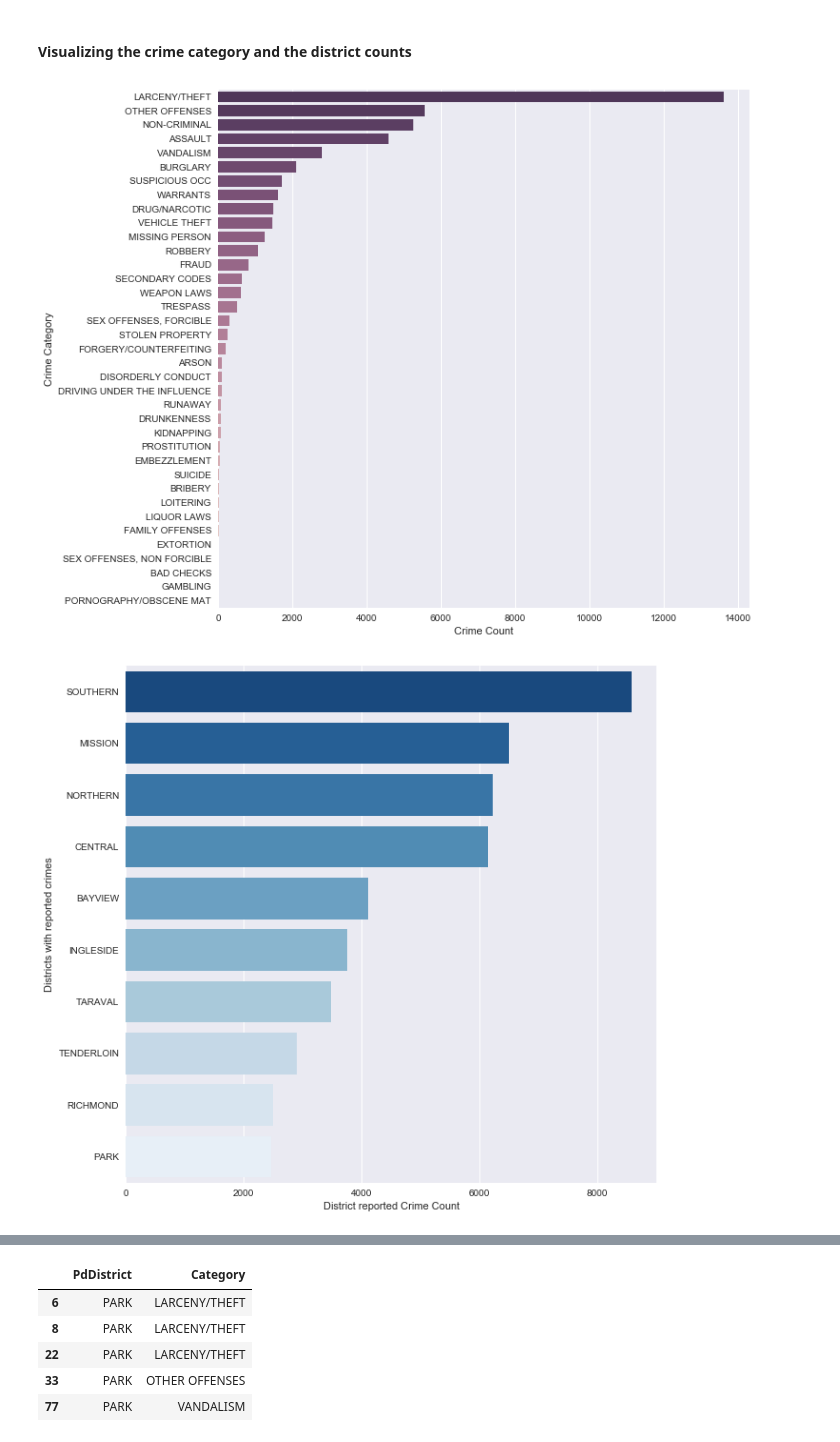
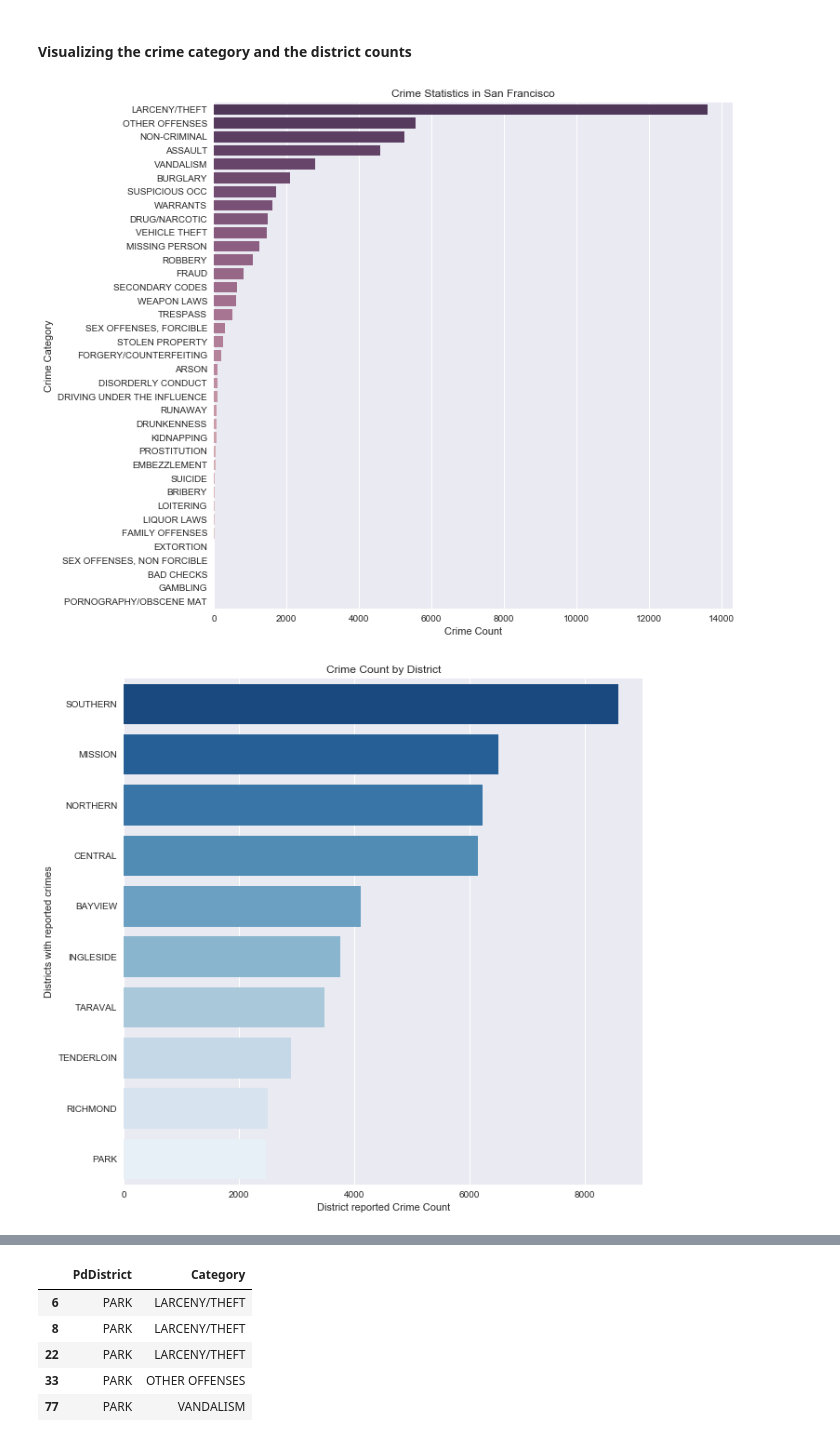
Before and after one commit to cmattey/VisaCaseStudy, a Jupyter notebook: VisaCaseStudy1.ipynb, the cells around one changed output, grey strips where cells are left out. Saved outputs shown, nothing was run; the diff lists cells and outputs as text; code cells hidden in the pictures.

```diff
--- a/VisaCaseStudy1.ipynb
+++ b/VisaCaseStudy1.ipynb
@@ -126,7 +124,7 @@ district_counts = crime_df.PdDistrict.value_counts()
 # %% [markdown]
 #### Visualizing the crime category and the district counts
 # %%
-def make_bar_plot(x,y, palette,xlabel,ylabel):
+def make_bar_plot(x,y, palette,xlabel,ylabel,title = 'Default Title'):
     fig,axs = plt.subplots(figsize = (10,10))
 
     sns.barplot(x = x,
@@ -134,21 +132,23 @@ def make_bar_plot(x,y, palette,xlabel,ylabel):
                 palette = palette
                )
 
-    axs.set(xlabel = xlabel, ylabel = ylabel)
+    axs.set(xlabel = xlabel, ylabel = ylabel, title = title)
 # %%
 make_bar_plot(category_counts,
              category_counts.index,
              sns.cubehelix_palette(len(category_counts),dark=0.25, light=0.9,reverse=True),
              'Crime Count',
-             'Crime Category')
+             'Crime Category',
+             'Crime Statistics in San Francisco')
 # %% [output]
-[figure, old version]
+[figure, new version]
 # %%
 make_bar_plot(district_counts,district_counts.index,
              'Blues_r',
              'District reported Crime Count',
-             'Districts with reported crimes')
+             'Districts with reported crimes',
+             'Crime Count by District')
 # %% [output]
-[figure, old version]
+[figure, new version]
 # %% [markdown]
 The following observations can be made from the above two visualizations:<br>
```
Also changed, not shown: parts of 39 cells of this notebook.
